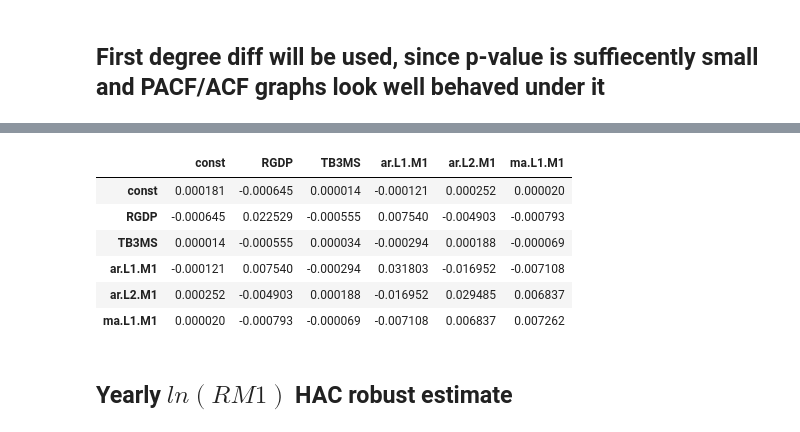
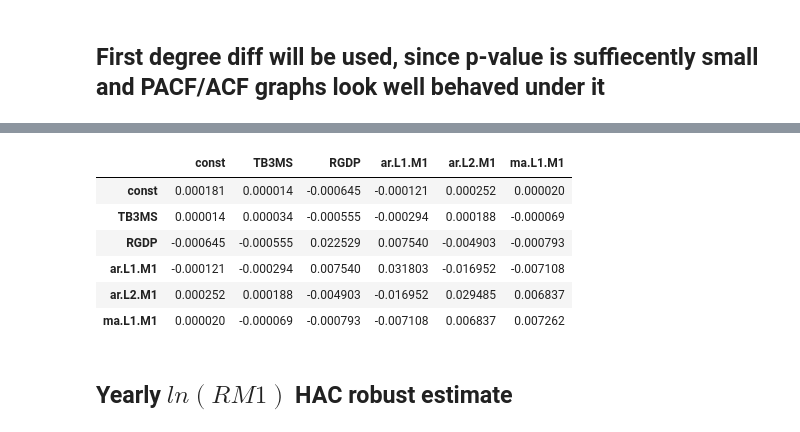
Before and after one commit to karasikHacker/econ571ps2, a Jupyter notebook: ps2.ipynb, the cells around one changed output, grey strips where cells are left out. Cells and saved outputs as stored; diff of their text form; code cells hidden in the pictures.

```diff
--- a/ps2.ipynb
+++ b/ps2.ipynb
@@ -293,0 +257,6 @@ MA.1            1.0001           +0.0000j            1.0001            0.0000
+# %%
+def arima(y, x, pdq):
+    p, d, q = pdq
+    dx = diff(x, k_diff=d).reset_index(drop=True)
+    dy = diff(y, k_diff=d).reset_index(drop=True)
+    return ARIMA(dy, order=(p, 0, q), exog=dx).fit()
@@ -572,0 +471,3 @@ MA.1           -1.1083           +0.0000j            1.1083            0.5000
+# %%
+yArimaM1Res = arima(ym1, yx, (2,1,1))
+print(yArimaM1Res.summary())
@@ -573,13 +492,13 @@ MA.1           -1.1083           +0.0000j            1.1083            0.5000
 # %%
-yM1ArimaResults.cov_params()
+yArimaM1Res.cov_params()
 # %% [output]
-|  | const | RGDP | TB3MS | ar.L1.M1 | ar.L2.M1 | ma.L1.M1 |
-| const | 0.000181 | -0.000645 | 0.000014 | -0.000121 | 0.000252 | 0.000020 |
-| RGDP | -0.000645 | 0.022529 | -0.000555 | 0.007540 | -0.004903 | -0.000793 |
-| TB3MS | 0.000014 | -0.000555 | 0.000034 | -0.000294 | 0.000188 | -0.000069 |
-| ar.L1.M1 | -0.000121 | 0.007540 | -0.000294 | 0.031803 | -0.016952 | -0.007108 |
-| ar.L2.M1 | 0.000252 | -0.004903 | 0.000188 | -0.016952 | 0.029485 | 0.006837 |
-| ma.L1.M1 | 0.000020 | -0.000793 | -0.000069 | -0.007108 | 0.006837 | 0.007262 |
+|  | const | TB3MS | RGDP | ar.L1.M1 | ar.L2.M1 | ma.L1.M1 |
+| const | 0.000181 | 0.000014 | -0.000645 | -0.000121 | 0.000252 | 0.000020 |
+| TB3MS | 0.000014 | 0.000034 | -0.000555 | -0.000294 | 0.000188 | -0.000069 |
+| RGDP | -0.000645 | -0.000555 | 0.022529 | 0.007540 | -0.004903 | -0.000793 |
+| ar.L1.M1 | -0.000121 | -0.000294 | 0.007540 | 0.031803 | -0.016952 | -0.007108 |
+| ar.L2.M1 | 0.000252 | 0.000188 | -0.004903 | -0.016952 | 0.029485 | 0.006837 |
+| ma.L1.M1 | 0.000020 | -0.000069 | -0.000793 | -0.007108 | 0.006837 | 0.007262 |
 # %% [markdown]
 ## Yearly $ln(RM1)$ HAC robust estimate
 # %%
```
Also changed, not shown: parts of 20 cells of this notebook, 20 other files.
